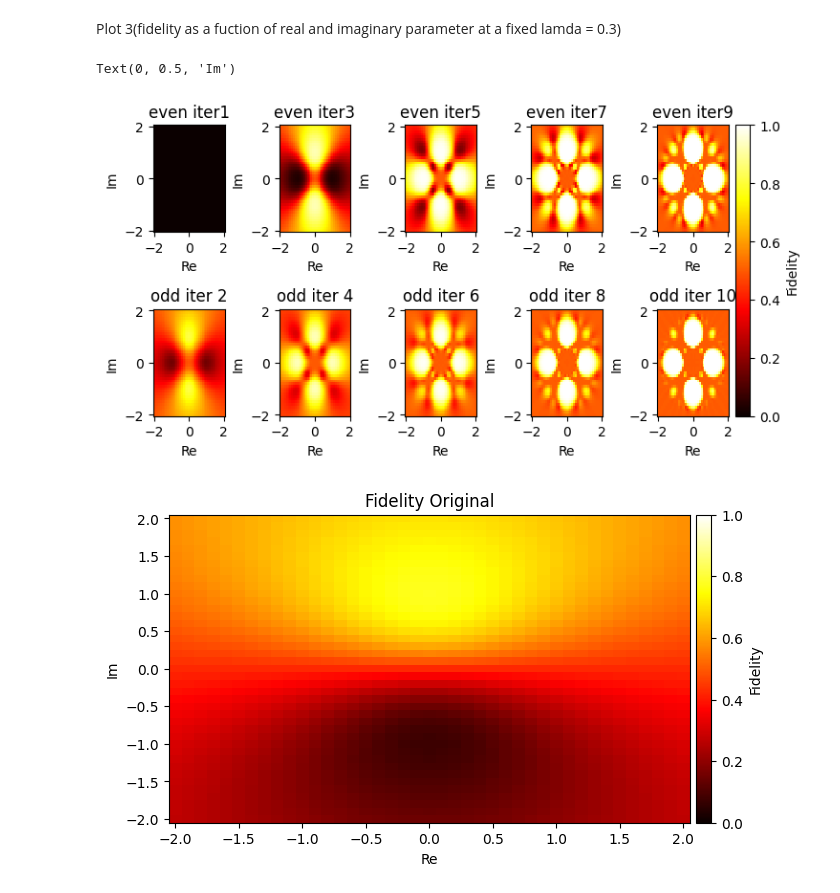
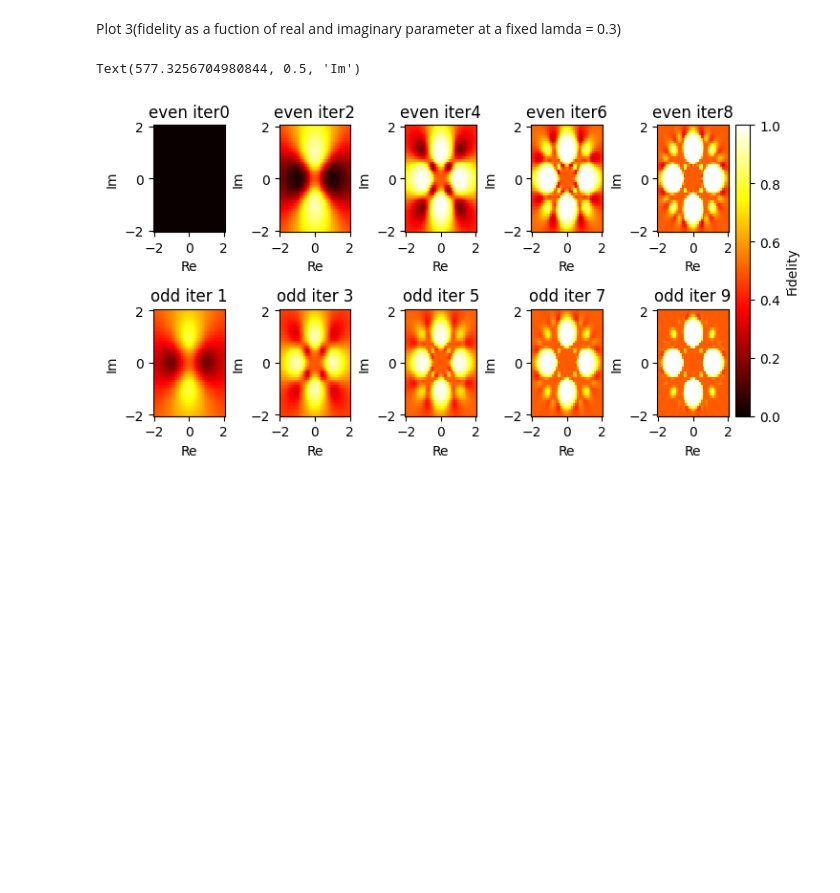
Before and after one commit to Aron9605/Wigner-Internship, a Jupyter notebook: simulation.ipynb, the cells around one changed output. Drawn from its saved outputs; the diff is of its cells as text; code cells hidden in the pictures; blank space fills up the shorter version.

```diff
--- a/simulation.ipynb
+++ b/simulation.ipynb
@@ -197,7 +197,7 @@ for w in np.arange(-2,2,0.5):
         psi_2 = first_copy_of_the_state.reshape(4,)
         f=f+[fidelity]
 
-    plt.plot(range(8),f,label=f'imaginary part={w}',marker='o'),plt.legend()
+    plt.plot(range(1,9,1),f,label=f'imaginary part={w}',marker='o'),plt.legend()
 
     # plt.plot(range(8),f,marker='o'),
     plt.xlabel('Number of iterations'),
@@ -234,8 +234,6 @@ for c in np.arange(10):
 
             psi_1=(psi_complex.reshape(4,))/np.linalg.norm(psi_complex)
             psi_2=psi_1
-
-            fidelity_original_pure = fidelity_original_pure+ [np.dot(np.conjugate(bell).T, np.dot(np.outer(psi_1,psi_1.conj().T), bell))]
 
 
 
@@ -306,11 +304,11 @@ for c in np.arange(10):
         F_even = np.array(f_even).reshape(len(y), len(x))
 
         mesh = axs[0,c//2].pcolormesh(X, Y, np.abs(F_even), cmap='hot', shading='auto', vmin=0, vmax=1)
-        axs[0,c//2].set_title(f'even iter{c+1}')
+        axs[0,c//2].set_title(f'even iter{c}')
         axs[0,c//2].set_xlabel('Re')  # Set x-axis label for subplot in the first column
         axs[0,c//2].set_ylabel('Im')  # Set y-axis label for subplot in the first column
 
-        plt.title(f'even iter{c+1}')
+        plt.title(f'even iter{c}')
 
 
 
@@ -319,23 +317,17 @@ for c in np.arange(10):
         F_odd = np.array(f_odd).reshape(len(y), len(x))
 
         mesh = axs[1,c//2].pcolormesh(X, Y, np.abs(F_odd), cmap='hot', shading='auto', vmin=0, vmax=1)
-        axs[1,c//2].set_title(f'odd iter {c+1}')
+        axs[1,c//2].set_title(f'odd iter {c}')
         axs[1,c//2].set_xlabel('Re')  # Set x-axis label for subplot in the second column
         axs[1,c//2].set_ylabel('Im')  # Set y-axis label for subplot in the second column
 
-        plt.title(f'odd iter {c+1}')
+        plt.title(f'odd iter {c}')
 
 plt.tight_layout()
 cbar = fig.colorbar(mesh, ax=axs.ravel().tolist(), orientation='vertical',pad=0.01)
 cbar.set_label('Fidelity')
 
-plt.figure(figsize=(8, 4))  # Create a new figure with a specified size
-X, Y = np.meshgrid(x, y)  # These should be the same as used for the subplots
-F_ori_pure = np.array(fidelity_original_pure).reshape(len(y), len(x))
-mesh_ori_pure = plt.pcolormesh(X, Y, np.abs(F_ori_pure), cmap='hot', shading='auto', vmin=0, vmax=1)
-plt.title('Fidelity Original')
-cbar1 = fig.colorbar(mesh_ori_pure, orientation='vertical',pad=0.01)
-cbar1.set_label('Fidelity')
+
 plt.xlabel('Re')  # Set x-axis label
 plt.ylabel('Im')  # Set y-axis label
 # %% [output]
@@ -407,7 +398,7 @@ for w in np.arange(0,1.2,0.2):
 
         f=f+[fidelity]
 
-    plt.plot(range(8),f,label=f'lambda={w}',marker='o'),plt.legend()
+    plt.plot(range(1,9,1),f,label=f'lambda={w}',marker='o'),plt.legend()
     plt.xlabel('iterations')
     plt.ylabel('fidelity')
     plt.title('Fidelity vs iterations for various lambda')
@@ -446,7 +437,7 @@ for c in np.arange(10):
 
 
 
-            fidelity_original = fidelity_original+ [np.dot(np.conjugate(bell).T, np.dot(den_1, bell))]
+
 
             for i in range(c):
 
@@ -503,44 +494,37 @@ for c in np.arange(10):
     X, Y = np.meshgrid(x, y)
     # F_ori = np.array(fidelity_original).reshape(len(y), len(x))
     # mesh_ori = plt.pcolormesh(X, Y, np.abs(F_ori), cmap='hot', shading='auto', vmin=0, vmax=1)
 
     if c%2==0:
         F_even = np.array(f_even).reshape(len(y), len(x))
 
         mesh = axs[0,c//2].pcolormesh(X, Y, np.abs(F_even), cmap='hot', shading='auto', vmin=0, vmax=1)
-        axs[0,c//2].set_title(f'even iter{c+1}')
+        axs[0,c//2].set_title(f'even iter{c}')
         axs[0,c//2].set_xlabel('Re')  # Set x-axis label for subplot in the first column
         axs[0,c//2].set_ylabel('Im')  # Set y-axis label for subplot in the first column
 
-        plt.title(f'even iter{c+1}')
+        plt.title(f'even iter{c}')
 
     else:
         F_odd = np.array(f_odd).reshape(len(y), len(x))
 
         # Plot for odd iterations in the second column
 
         mesh = axs[1,c//2].pcolormesh(X, Y, np.abs(F_odd), cmap='hot', shading='auto', vmin=0, vmax=1)
-        axs[1,c//2].set_title(f'odd iter {c+1}')
+        axs[1,c//2].set_title(f'odd iter {c}')
         axs[1,c//2].set_xlabel('Re')  # Set x-axis label for subplot in the second column
         axs[1,c//2].set_ylabel('Im')  # Set y-axis label for subplot in the second column
 
-        plt.title(f'odd iter {c+1}')
+        plt.title(f'odd iter {c}')
 
 
 plt.tight_layout()
 cbar = fig.colorbar(mesh, ax=axs.ravel().tolist(), orientation='vertical',pad=0.01)
 cbar.set_label('Fidelity')
 
-plt.figure(figsize=(8, 4))  # Create a new figure with a specified size
-X, Y = np.meshgrid(x, y)  # These should be the same as used for the subplots
-F_ori = np.array(fidelity_original).reshape(len(y), len(x))
-mesh_ori = plt.pcolormesh(X, Y, np.abs(F_ori), cmap='hot', shading='auto', vmin=0, vmax=1)
-plt.title('Fidelity Original')
-cbar1 = fig.colorbar(mesh_ori, orientation='vertical',pad=0.01)
-cbar1.set_label('Fidelity')
+
 plt.xlabel('Re')  # Set x-axis label
 plt.ylabel('Im')  # Set y-axis label
 # %% [output]
-Text(0, 0.5, 'Im')
+Text(577.3256704980844, 0.5, 'Im')
-[figure, old version]
+[figure, new version]
-[figure, removed]
```
Also changed, not shown: parts of 2 cells of this notebook.
